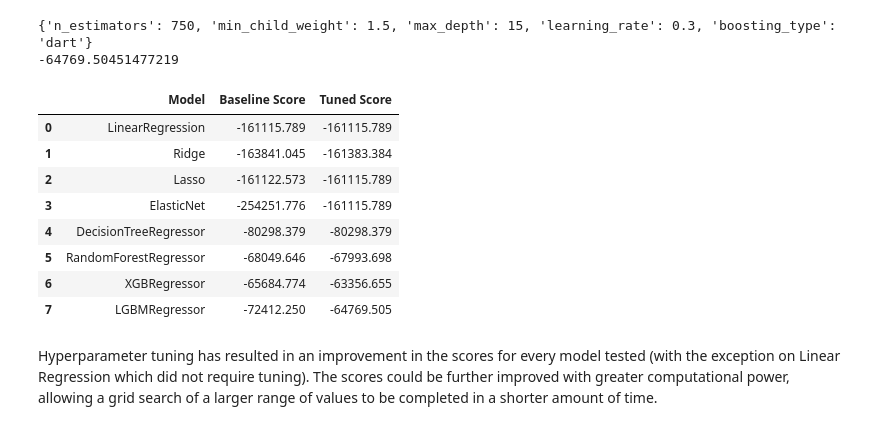
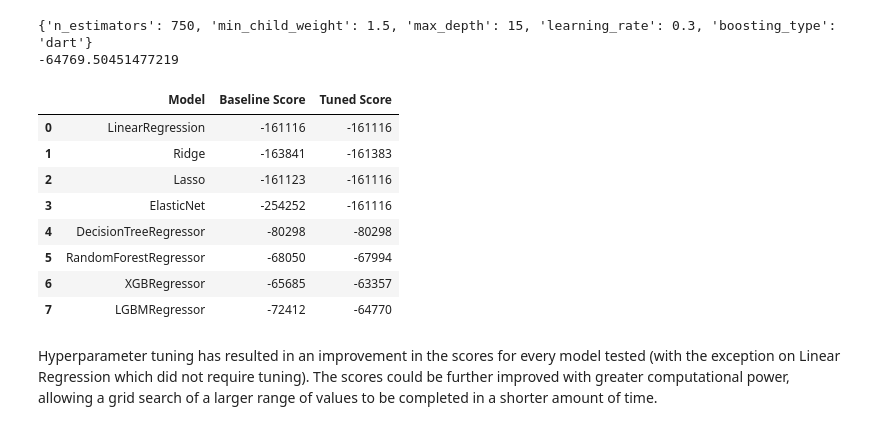
Before and after one commit to terence-yeung/used_cars, a Jupyter notebook: Predicting Used Car Prices in India.ipynb, the cells around one changed output. Saved outputs shown, nothing was run; the diff lists cells and outputs as text; code cells hidden in the pictures.

```diff
--- a/Predicting Used Car Prices in India.ipynb
+++ b/Predicting Used Car Prices in India.ipynb
@@ -652,11 +652,7 @@ regressors = [
 ]
 # %%
 # Creating a list of baseline cross-validation scores
-baseline_scores = [round(cross_val_score(i, X_train, y_train, cv=cv, scoring='neg_mean_absolute_error').mean(), 3) for i in regressors]
+baseline_scores = [round(cross_val_score(i, X_train, y_train, cv=cv, scoring='neg_mean_absolute_error').mean()) for i in regressors]
 
 # Creating a list of classifier names
 names = [i.__class__.__name__ for i in regressors]
-
-# Creating a dataframe of the results
-results = pd.DataFrame({'Model': names, 'Baseline Score': baseline_scores})
-results
@@ -820,32 +820,32 @@ print(lgb_grid.best_score_)
 # %%
 # Comparing tuned scores with baseline scores
 
 grid_names = [
     lrg_grid,
     rdg_grid,
     lss_grid,
     eln_grid,
     dtr_grid,
     rfr_grid,
     xgb_grid,
     lgb_grid
 ]
 
-tuned_scores = [round(i.best_score_, 3) for i in grid_names]
+tuned_scores = [round(i.best_score_) for i in grid_names]
 
 results['Tuned Score'] = tuned_scores
 
 results
 # %% [output]
 |  | Model | Baseline Score | Tuned Score |
-| 0 | LinearRegression | -161115.789 | -161115.789 |
-| 1 | Ridge | -163841.045 | -161383.384 |
-| 2 | Lasso | -161122.573 | -161115.789 |
-| 3 | ElasticNet | -254251.776 | -161115.789 |
-| 4 | DecisionTreeRegressor | -80298.379 | -80298.379 |
-| 5 | RandomForestRegressor | -68049.646 | -67993.698 |
-| 6 | XGBRegressor | -65684.774 | -63356.655 |
-| 7 | LGBMRegressor | -72412.250 | -64769.505 |
+| 0 | LinearRegression | -161116 | -161116 |
+| 1 | Ridge | -163841 | -161383 |
+| 2 | Lasso | -161123 | -161116 |
+| 3 | ElasticNet | -254252 | -161116 |
+| 4 | DecisionTreeRegressor | -80298 | -80298 |
+| 5 | RandomForestRegressor | -68050 | -67994 |
+| 6 | XGBRegressor | -65685 | -63357 |
+| 7 | LGBMRegressor | -72412 | -64770 |
 # %% [markdown]
 Hyperparameter tuning has resulted in an improvement in the scores for every model tested (with the exception on Linear Regression which did not require tuning). The scores could be further improved with greater computational power, allowing a grid search of a larger range of values to be completed in a shorter amount of time.
 # %% [markdown]
```
Also changed, not shown: parts of 8 cells of this notebook.
